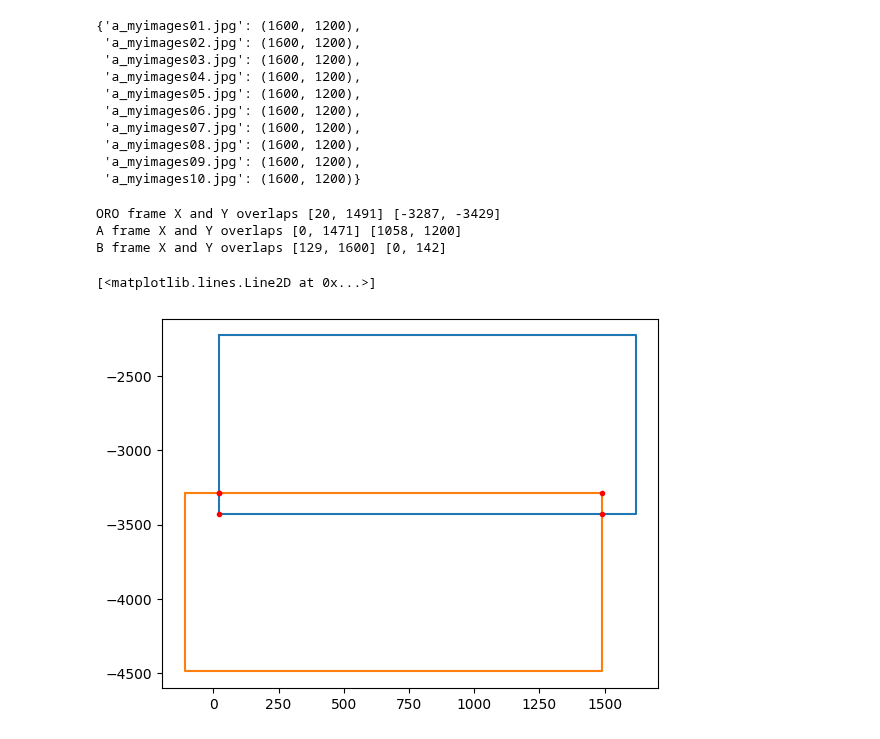
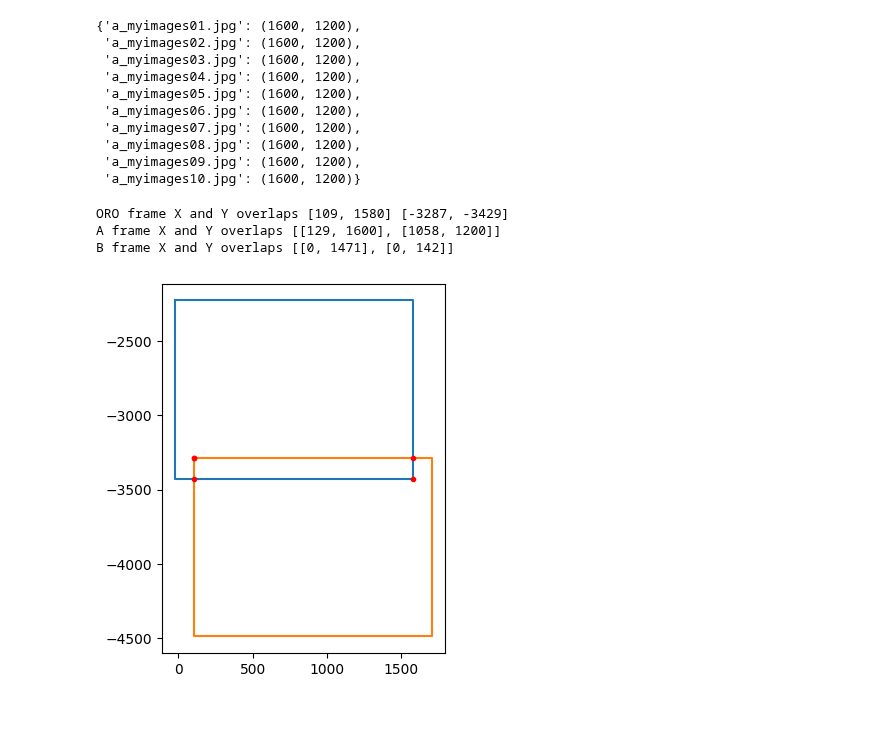
Before and after one commit to jess-garnett/MISalign, a Jupyter notebook: MISalign/alignment/prototype_diff_grad.ipynb, the cells around one changed output. Saved outputs shown, nothing was run; the diff lists cells and outputs as text; code cells hidden in the pictures.

```diff
--- a/MISalign/alignment/prototype_diff_grad.ipynb
+++ b/MISalign/alignment/prototype_diff_grad.ipynb
@@ -71,50 +71,52 @@ images_to_diff=['a_myimages03.jpg', 'a_myimages04.jpg']
 img_a_oro=np.array(origin_relative_offsets[images_to_diff[0]])#Image A origin relative offset
 img_a_size=image_sizes[images_to_diff[0]]#Image A Size
 img_a_corners=[
-    img_a_oro,
-    img_a_oro+[0,-img_a_size[1]],
-    img_a_oro+[img_a_size[0],-img_a_size[1]],
-    img_a_oro+[img_a_size[0],0],
+    img_a_oro*[-1,1],
+    img_a_oro*[-1,1]+[0,-img_a_size[1]],
+    img_a_oro*[-1,1]+[img_a_size[0],-img_a_size[1]],
+    img_a_oro*[-1,1]+[img_a_size[0],0],
     ]
 img_b_oro=np.array(origin_relative_offsets[images_to_diff[1]])#Image B origin relative offset
 img_b_size=image_sizes[images_to_diff[1]]#Image B Size
 img_b_corners=[
-    img_b_oro,
-    img_b_oro+[0,-img_b_size[1]],
-    img_b_oro+[img_b_size[0],-img_b_size[1]],
-    img_b_oro+[img_b_size[0],0],
+    img_b_oro*[-1,1],
+    img_b_oro*[-1,1]+[0,-img_b_size[1]],
+    img_b_oro*[-1,1]+[img_b_size[0],-img_b_size[1]],
+    img_b_oro*[-1,1]+[img_b_size[0],0],
     ]
 
 img_a_set=np.array(img_a_corners+[img_a_corners[0]])
 img_b_set=np.array(img_b_corners+[img_b_corners[0]])
 plt.plot(img_a_set.T[0],img_a_set.T[1])
 plt.plot(img_b_set.T[0],img_b_set.T[1])
 
 #find overlap in ORO reference frame - subtract ORO of each image to get local coordinates.
 image_a={
     "oro":origin_relative_offsets[images_to_diff[0]],
     "size":image_sizes[images_to_diff[0]]
 }
 image_b={
     "oro":origin_relative_offsets[images_to_diff[1]],
     "size":image_sizes[images_to_diff[1]]
 }
-x_positions=[image_a["oro"][0],image_a["oro"][0]+image_a["size"][0],image_b["oro"][0],image_b["oro"][0]+image_b["size"][0]]
+x_positions=[-image_a["oro"][0],-image_a["oro"][0]+image_a["size"][0],-image_b["oro"][0],-image_b["oro"][0]+image_b["size"][0]]
 x_positions.sort()
 x_overlap=x_positions[1:3]
 y_positions=[image_a["oro"][1],image_a["oro"][1]-image_a["size"][1],image_b["oro"][1],image_b["oro"][1]-image_b["size"][1]]
 y_positions.sort(reverse=True)
 y_overlap=y_positions[1:3]
 print("ORO frame X and Y overlaps",x_overlap,y_overlap)
-print("A frame X and Y overlaps",[x-image_a["oro"][0] for x in x_overlap],[-y+image_a["oro"][1] for y in y_overlap])
-print("B frame X and Y overlaps",[x-image_b["oro"][0] for x in x_overlap],[-y+image_b["oro"][1] for y in y_overlap])
+image_a_overlap=[[x+image_a["oro"][0] for x in x_overlap],[-y+image_a["oro"][1] for y in y_overlap]]
+print("A frame X and Y overlaps",image_a_overlap)
+image_b_overlap=[[x+image_b["oro"][0] for x in x_overlap],[-y+image_b["oro"][1] for y in y_overlap]]
+print("B frame X and Y overlaps",image_b_overlap)
 
 
 
 plt.plot([x_overlap[0],x_overlap[1],x_overlap[1],x_overlap[0],x_overlap[0]],[y_overlap[0],y_overlap[0],y_overlap[1],y_overlap[1],y_overlap[0]],"r.")
+plt.gca().set_aspect('equal')
 # %% [output]
-ORO frame X and Y overlaps [20, 1491] [-3287, -3429]
-A frame X and Y overlaps [0, 1471] [1058, 1200]
-B frame X and Y overlaps [129, 1600] [0, 142]
+ORO frame X and Y overlaps [109, 1580] [-3287, -3429]
+A frame X and Y overlaps [[129, 1600], [1058, 1200]]
+B frame X and Y overlaps [[0, 1471], [0, 142]]
-[<matplotlib.lines.Line2D at 0x...>]
-[figure, old version]
+[figure, new version]
```
Also changed, not shown: parts of 2 cells of this notebook.
